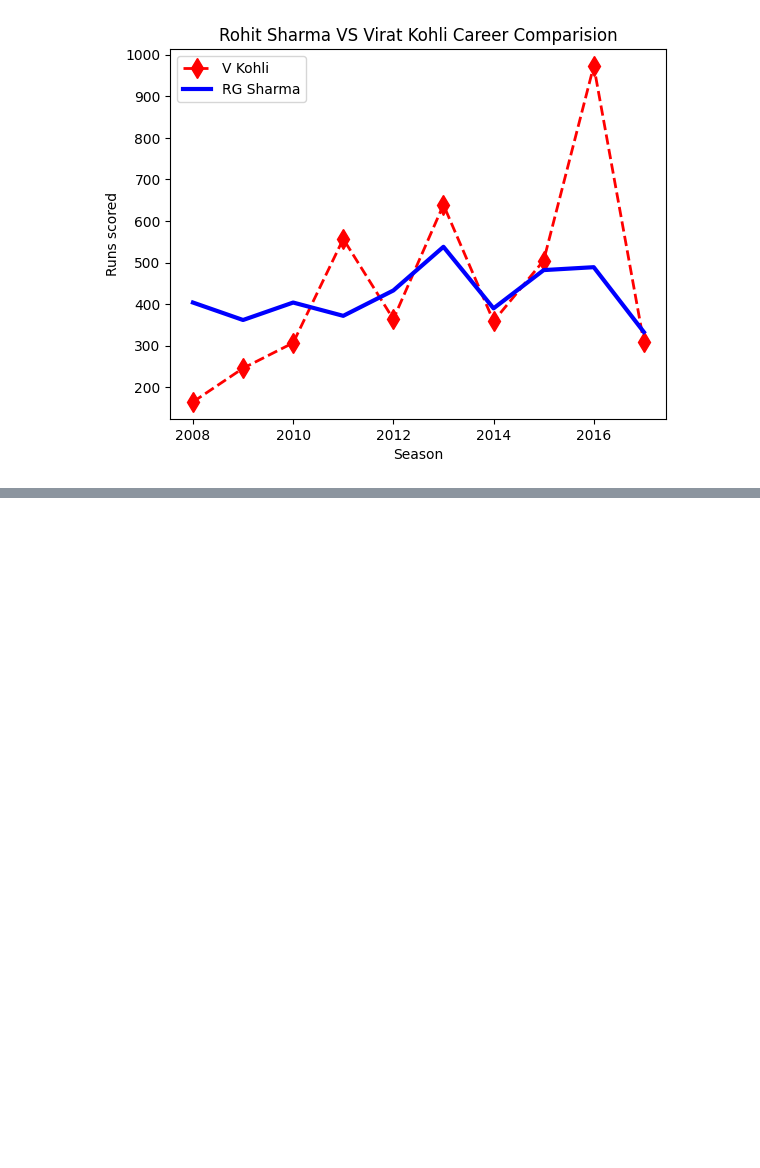
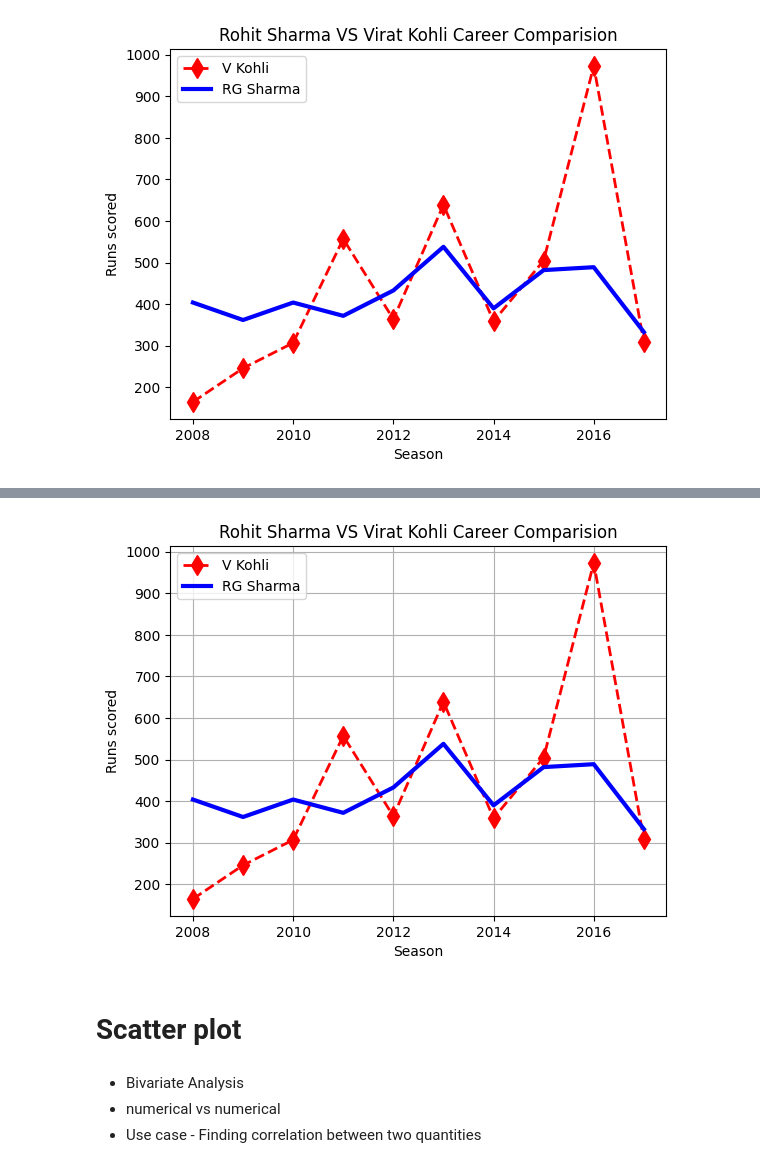
Before and after one commit to RazyAnas/MachineLearning, a Jupyter notebook: Matplotlib.ipynb, the cells around one changed output, grey strips where cells are left out. Cells and saved outputs as stored; diff of their text form; code cells hidden in the pictures; blank space fills up the shorter version.

```diff
--- a/Matplotlib.ipynb
+++ b/Matplotlib.ipynb
@@ -83,0 +94,23 @@ ddd
+# %%
+# grids
+plt.style.use('default')
+
+plt.plot(batsman['index'], batsman['V Kohli'], color='red', linestyle ='dashed', label='V Kohli', marker='d', markersize = 10, linewidth=2)
+plt.plot(batsman['index'], batsman['RG Sharma'], color='blue', label='RG Sharma',  linewidth=3)
+plt.title('Rohit Sharma VS Virat Kohli Career Comparision')
+plt.xlabel('Season')
+plt.ylabel('Runs scored')
+
+plt.legend(loc='best')
+plt.grid()
+
+# show
+plt.show()
+# %% [output]
+[figure, added]
+# %% [markdown]
+# Scatter plot
+# %% [markdown]
+- Bivariate Analysis
+- numerical vs numerical
+- Use case - Finding correlation between two quantities
```
Also changed, not shown: parts of 17 cells of this notebook.
